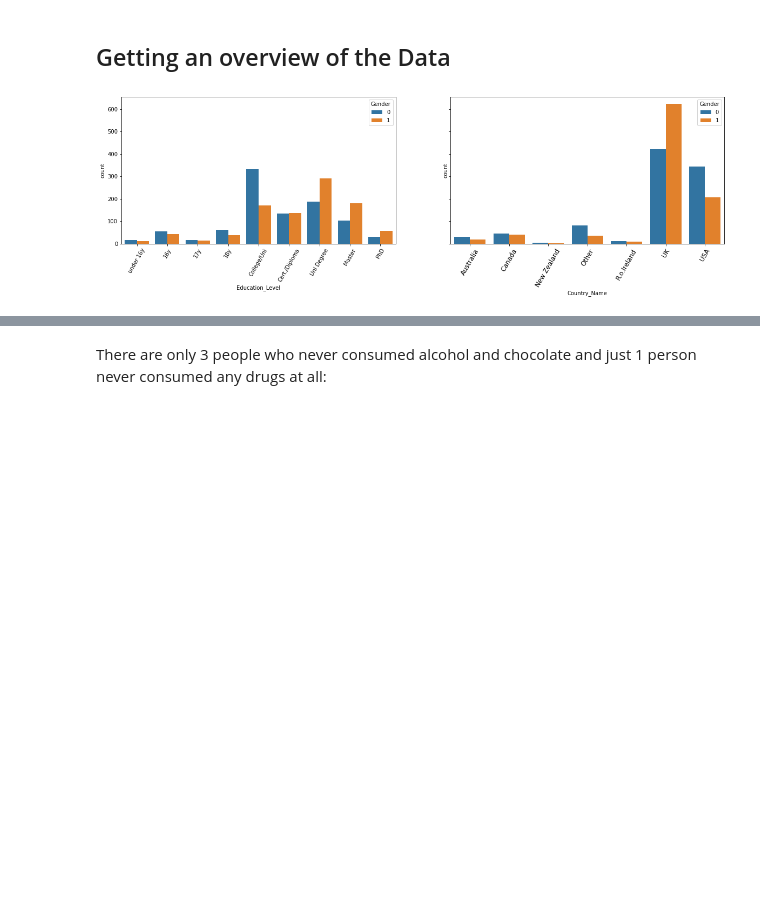
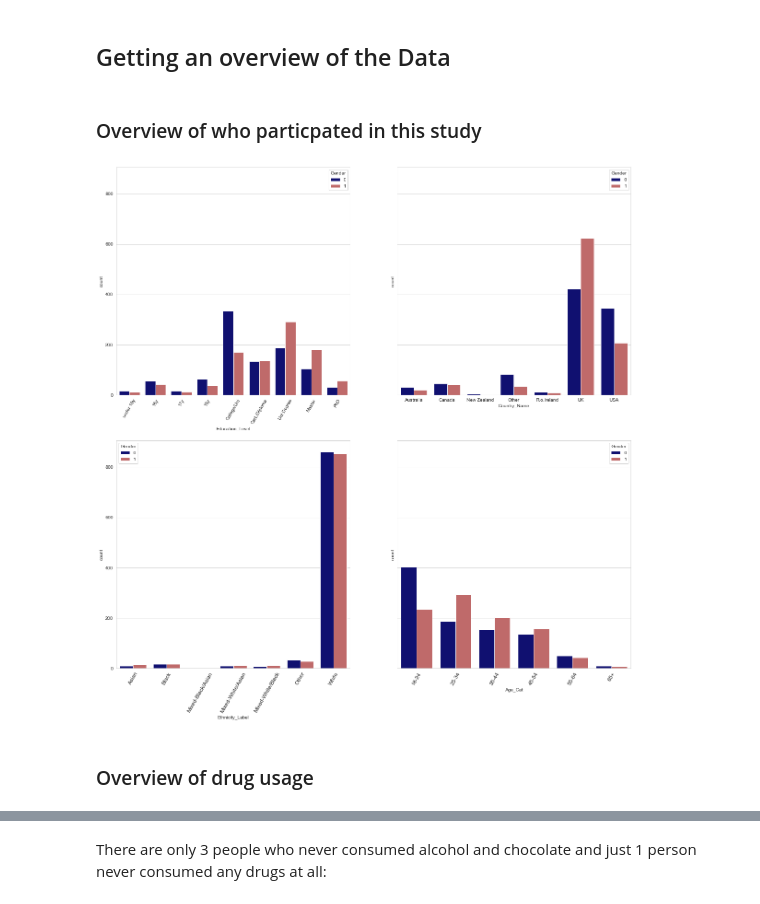
Before and after one commit to SebastianRoetten/Personality_vs_drug_use, a Jupyter notebook: EDA_Laura.ipynb, the cells around one changed output, grey strips where cells are left out. Cells and saved outputs as stored; diff of their text form; code cells hidden in the pictures; blank space fills up the shorter version.

```diff
--- a/EDA_Laura.ipynb
+++ b/EDA_Laura.ipynb
@@ -46,20 +50,55 @@ Educat = df1['Education'].apply(lambda x: {(-2.43591): "under 16y",
                                            (1.98437): 'PhD'}.get(x,''))
 df1.insert(4, "Education_Level", Educat)
 df1["Education_Level"] = df1["Education_Level"].astype("category")
+# %%
+Ethinicitycat = df1["Ethnicity"].apply(lambda x: {(-0.50212): "Asian",
+                                           (-1.10702): "Black",
+                                           (1.90725): "Mixed-Black/Asian",
+                                           (0.12600): 'Mixed-White/Asian',
+                                           (-0.22166):'Mixed-White/Black',
+                                           (0.11440):'Other',
+                                           (-0.31685): 'White'}.get(x,''))
+df1.insert(8, "Ethnicity_Label", Ethinicitycat)
+df1["Ethnicity_Label"] = df1["Ethnicity_Label"].astype("category")
+# %%
+Agecat = df1["Age"].apply(lambda x: {(-0.95197): "18-24",
+                                           (-0.07854): "25-34",
+                                           (0.49788): "35-44",
+                                           (1.09449): '45-54',
+                                           (1.82213):'55-64',
+                                           (2.59171):'65+'}.get(x,''))
+df1.insert(2, "Age_Cat", Agecat)
+df1["Age_Cat"] = df1["Age_Cat"].astype("category")
 # %% [markdown]
 ## Getting an overview of the Data
+# %% [markdown]
+### Overview of who particpated in this study
+# %%
+custom_palette_gender = ["navy", "indianred"]
 # %%
-fig, axes = plt.subplots(ncols=2, nrows=1, figsize=(20, 5), sharey=True)
+fig, axes = plt.subplots(ncols=2, nrows=2, figsize=(20, 20), sharey=True)
+
+sns.set_palette(custom_palette_gender)
 
 edu_order = ["under 16y", "16y", "17y", '18y', 'College/Uni', 'Cert./Diploma', 'Uni Degree', 'Master', 'PhD']
+ethnicity_order = ["Asian", "Black", "Mixed-Black/Asian", "Mixed-White/Asian", "Mixed-White/Black", "Other", "White"]
+age_order = ["18-24", "25-34", "35-44", '45-54', "55-64",'65+']
 
-g = sns.countplot(data=df1, x="Education_Level", order = edu_order, hue='Gender', ax=axes[0])
+g = sns.countplot(data=df1, x="Education_Level", order = edu_order, hue='Gender', ax=axes[0][0])
 g.set_xticklabels(edu_order, rotation=60)
 
-g1 = sns.countplot(data=df1, x="Country_Name", hue='Gender', ax=axes[1])
+g1 = sns.countplot(data=df1, x="Country_Name", hue='Gender', ax=axes[0][1])
 plt.xticks(rotation=60, size = 12);
+
+g2 = sns.countplot(data=df1, x="Ethnicity_Label", hue='Gender', ax=axes[1][0])
+g2.set_xticklabels(ethnicity_order, rotation=60, size = 12);
+
+g3 = sns.countplot(data=df1, x="Age_Cat", hue='Gender', ax=axes[1][1])
+g3.set_xticklabels(age_order, rotation=60, size = 12);
 # %% [output]
-[figure, old version]
+[figure, new version]
+# %% [markdown]
+### Overview of drug usage
 # %%
 clsorder = ["CL0", "CL1", "CL2", "CL3", "CL4", "CL5", "CL6"]
 
```
Also changed, not shown: parts of 6 cells of this notebook.
